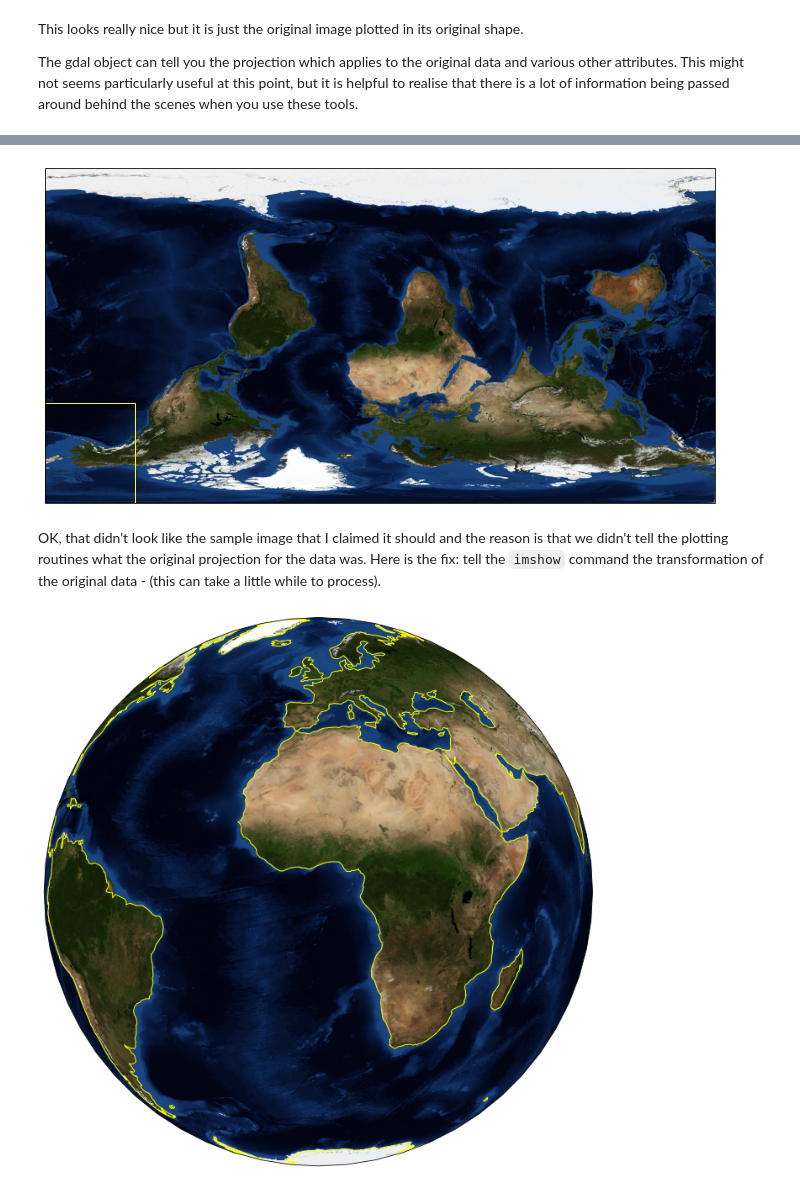
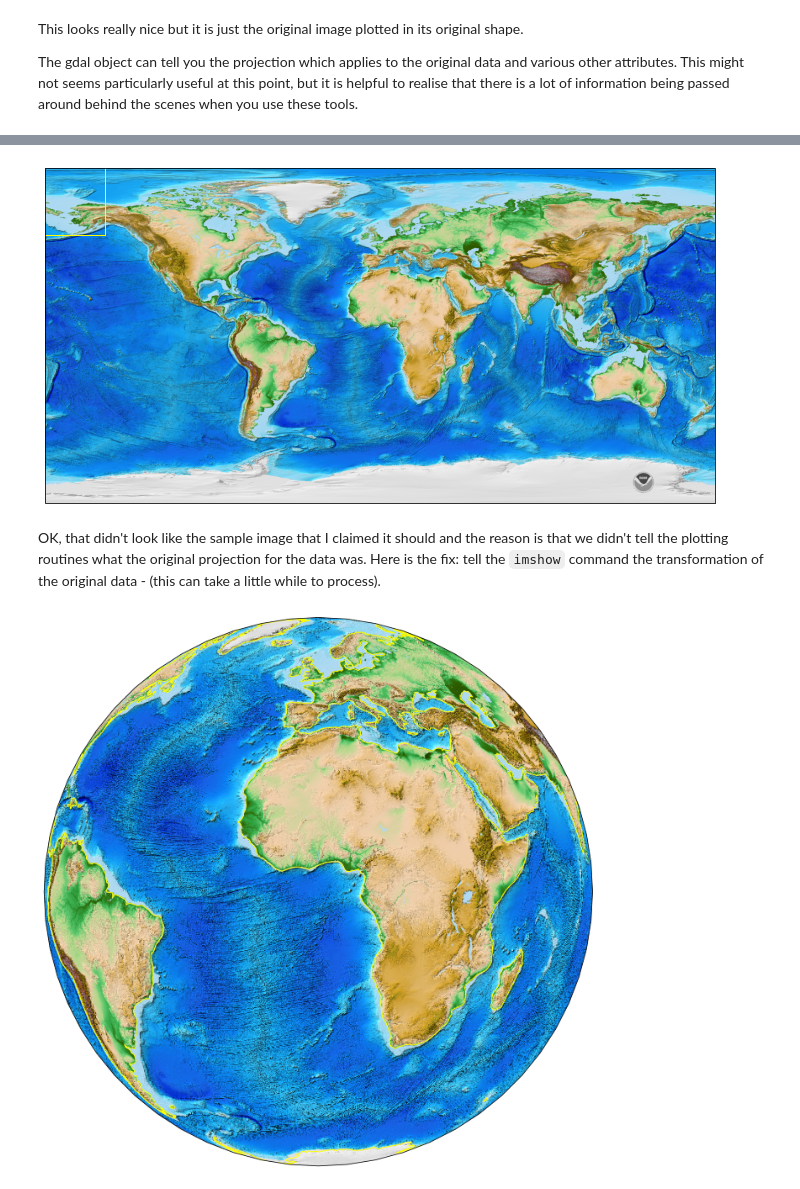
Before and after one commit to brmather/Python-for-Geoscientists, a Jupyter notebook: CourseContent/Notebooks/Mapping/2-Images and GeoTIFFs.ipynb, the cells around one changed output, grey strips where cells are left out. Saved outputs shown, nothing was run; the diff lists cells and outputs as text; code cells hidden in the pictures.

```diff
--- a/CourseContent/Notebooks/Mapping/2-Images and GeoTIFFs.ipynb
+++ b/CourseContent/Notebooks/Mapping/2-Images and GeoTIFFs.ipynb
@@ -27,0 +14,2 @@ globalmarble_img = globalmarble_img.transpose(1,2,0)
+# %%
+globalmarble = gplately.download.get_raster("ETOPO1_tif")
@@ -59,20 +41,20 @@ Let's try what we used before to plot with a different projection. Specifically,
 # %%
 fig = plt.figure(figsize=(12, 12), facecolor="none")
 ax = plt.axes(projection=ccrs.Orthographic())
-plt.imshow(globalmarble_img, zorder=0, origin='lower')
+plt.imshow(globalmarble.data, zorder=0, origin='upper')
 ax.coastlines(color="Yellow", zorder=1)
 plt.show()
 # %% [output]
-[figure, old version]
+[figure, new version]
 # %% [markdown]
 OK, that didn't look like the sample image that I claimed it should and the reason is that we didn't tell the plotting routines what the original projection for the data was. Here is the fix: tell the ``imshow`` command the transformation of the original data - (this can take a little while to process).
 # %%
 fig = plt.figure(figsize=(12, 12), facecolor="none")
 ax = plt.axes(projection=ccrs.Orthographic())
-plt.imshow(globalmarble_img, zorder=0, transform=ccrs.PlateCarree())
+plt.imshow(globalmarble.data, zorder=0, origin='upper', transform=ccrs.PlateCarree())
 ax.coastlines(color="Yellow", zorder=1)
 
 plt.show()
 # %% [output]
-[figure, old version]
+[figure, new version]
 # %% [markdown]
```
Also changed, not shown: parts of 10 cells of this notebook, 1 other file.
